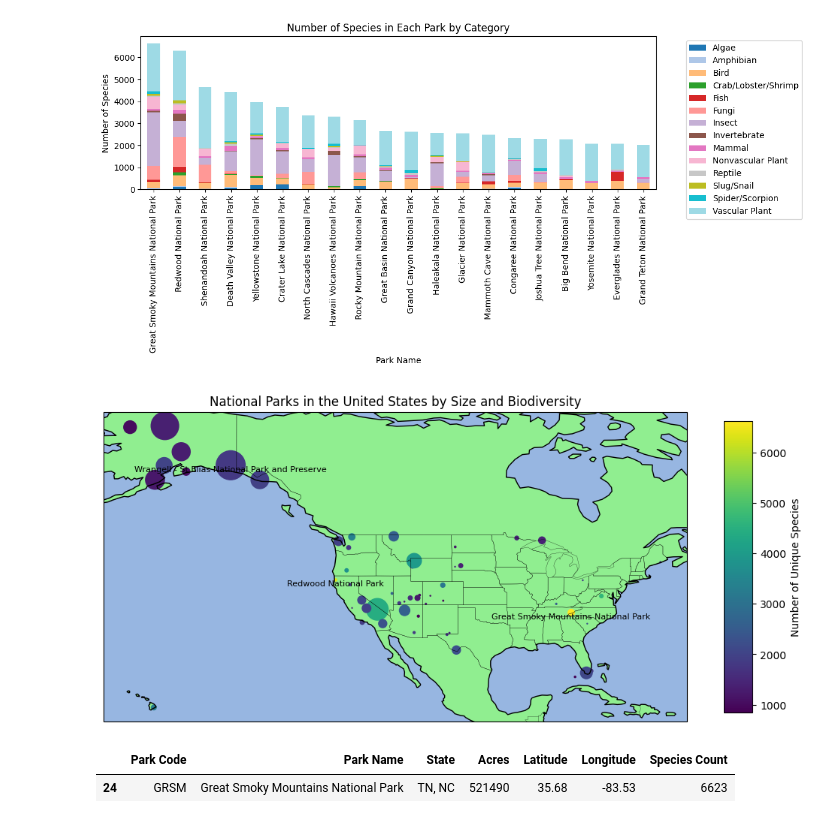
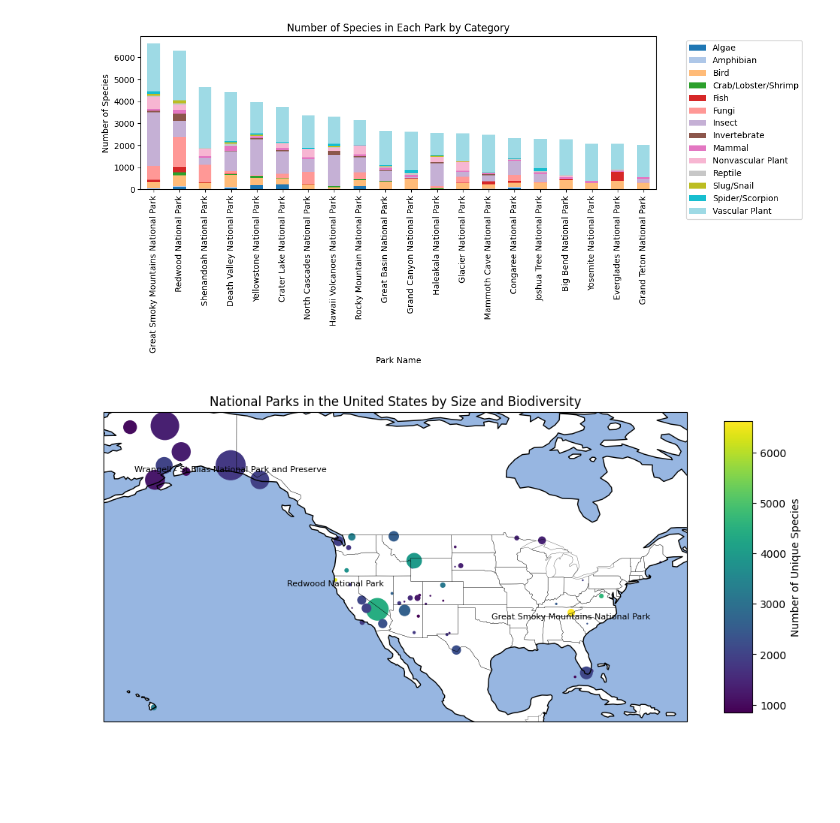
Before and after one commit to elijahsandler/nps-biodiversity, a Jupyter notebook: initial_viz.ipynb, the cells around one changed output. Saved outputs shown, nothing was run; the diff lists cells and outputs as text; code cells hidden in the pictures; blank space fills up the shorter version.

```diff
--- a/initial_viz.ipynb
+++ b/initial_viz.ipynb
@@ -79,11 +79,6 @@ species_total = species_total.rename("Species Count").astype(int)
 # Join to parks data
 parks = parks.join(species_total, on='Park Name').sort_values('Park Name')
 # %%
-import matplotlib.pyplot as plt
-import cartopy.crs as ccrs
-import cartopy.feature as cfeature
-import matplotlib as mpl
-
 # Create a map
 fig = plt.figure(figsize=(10, 10))
 
@@ -91,7 +86,7 @@ fig = plt.figure(figsize=(10, 10))
 ax = fig.add_subplot(1, 1, 1, projection=ccrs.PlateCarree())
 
 # Add natural features
-ax.add_feature(cfeature.LAND, facecolor='lightgreen')
+ax.add_feature(cfeature.LAND, facecolor='white')
 ax.add_feature(cfeature.OCEAN)
 ax.add_feature(cfeature.COASTLINE)
 ax.add_feature(cfeature.BORDERS, linestyle='-', linewidth=.2)
@@ -100,36 +95,31 @@ ax.add_feature(cfeature.STATES, linestyle='-', linewidth=.2)
 # Normalize the species count to get a suitable color scale
 norm = mpl.colors.Normalize(vmin=parks['Species Count'].min(), vmax=parks['Species Count'].max())
 
 # Create scatter plot for parks with color reflecting 'Species Count'
 scatter = ax.scatter(
     parks['Longitude'], parks['Latitude'],
     c=parks['Species Count'], s=parks['Acres'] / 10000,
     cmap='viridis', norm=norm, alpha=1, edgecolors='none'
 )
 
 # Add labels for specific parks
 for park in ['Great Smoky Mountains National Park',
              'Wrangell - St Elias National Park and Preserve',
              'Redwood National Park']:
     row = parks[parks['Park Name'] == park]
     if not row.empty:
         ax.text(row['Longitude'].iloc[0], row['Latitude'].iloc[0], park,
                 fontsize=8, ha='center', va='top')
 
 # Add colorbar
 cbar = plt.colorbar(scatter, ax=ax, orientation='vertical', shrink=0.4, aspect=10)
 cbar.set_label('Number of Unique Species')
 
 # Add title
 plt.title('National Parks in the United States by Size and Biodiversity')
 
 # Layout and show
 plt.tight_layout()
 plt.show()
 # %% [output]
-[figure, old version]
+[figure, new version]
-# %%
-parks.loc[parks['Park Name'] == 'Great Smoky Mountains National Park']
-# %% [output]
-|  | Park Code | Park Name | State | Acres | Latitude | Longitude | Species Count |
-| 24 | GRSM | Great Smoky Mountains National Park | TN, NC | 521490 | 35.68 | -83.53 | 6623 |
```
Also changed, not shown: parts of 3 cells of this notebook.
